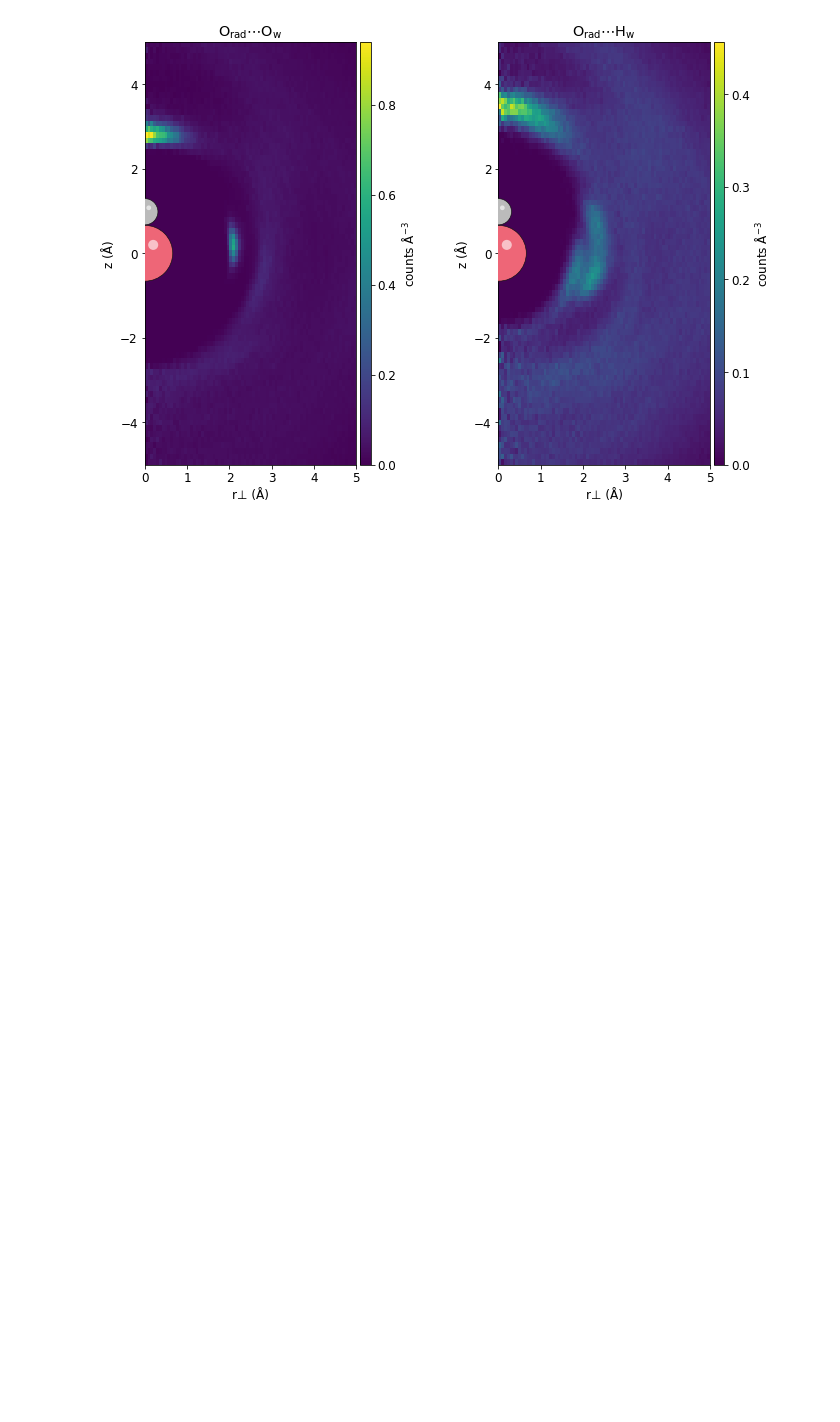
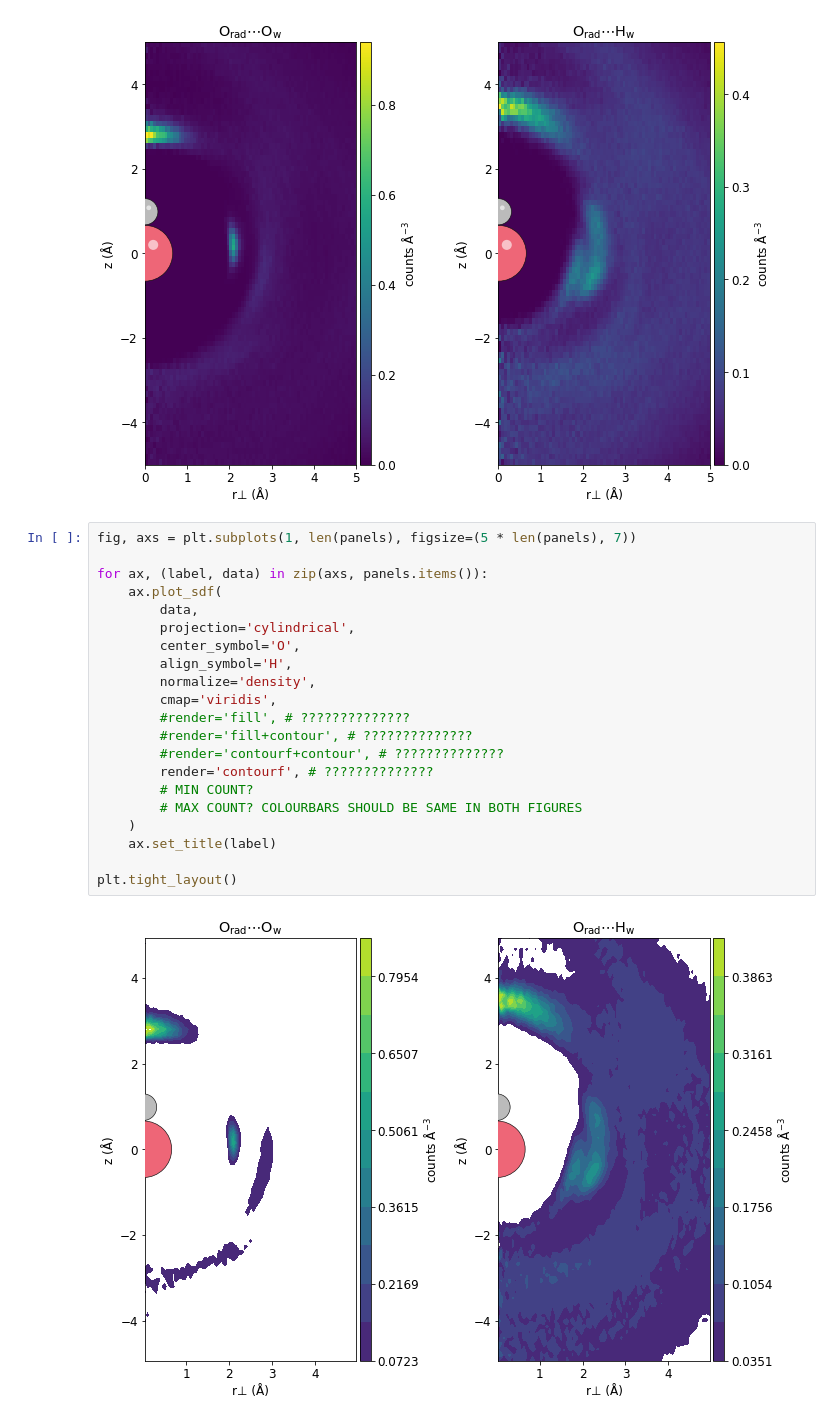
Before and after one commit to viktorsvahn/water, a Jupyter notebook: hydroxyl/OH_radical.ipynb, the cells around one changed output. Drawn from its saved outputs; the diff is of its cells as text; blank space fills up the shorter version.

Commit message:
Added cluster visuals

```diff
--- a/hydroxyl/OH_radical.ipynb
+++ b/hydroxyl/OH_radical.ipynb
@@ -281,3 +281,26 @@ for ax, (label, data) in zip(axs, panels.items()):
 plt.tight_layout()
 # %% [output]
 [figure]
+# %%
+fig, axs = plt.subplots(1, len(panels), figsize=(5 * len(panels), 7))
+
+for ax, (label, data) in zip(axs, panels.items()):
+    ax.plot_sdf(
+        data,
+        projection='cylindrical',
+        center_symbol='O',
+        align_symbol='H',
+        normalize='density',
+        cmap='viridis',
+        #render='fill', # ??????????????
+        #render='fill+contour', # ??????????????
+        #render='contourf+contour', # ??????????????
+        render='contourf', # ??????????????
+        # MIN COUNT?
+        # MAX COUNT? COLOURBARS SHOULD BE SAME IN BOTH FIGURES
+    )
+    ax.set_title(label)
+
+plt.tight_layout()
+# %% [output]
+[figure, added]
```
Also changed, not shown: parts of 10 cells of this notebook.
